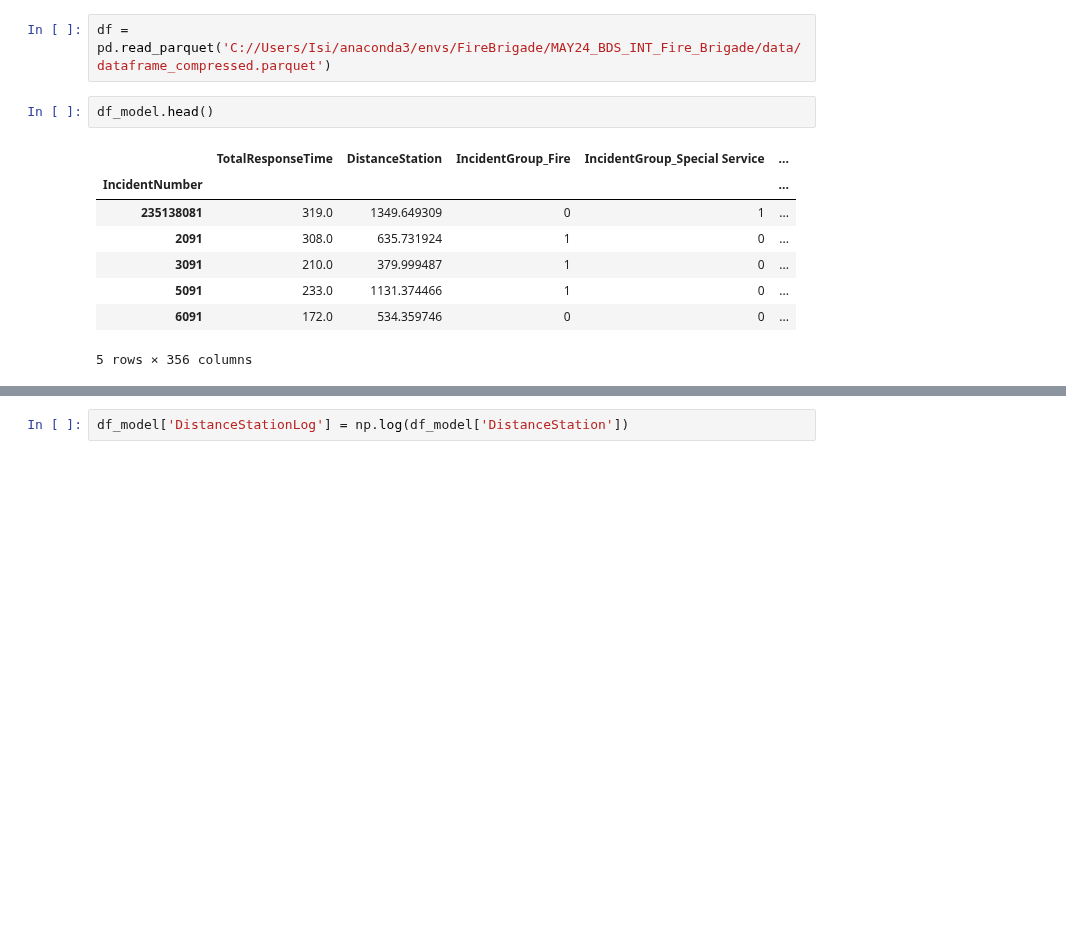
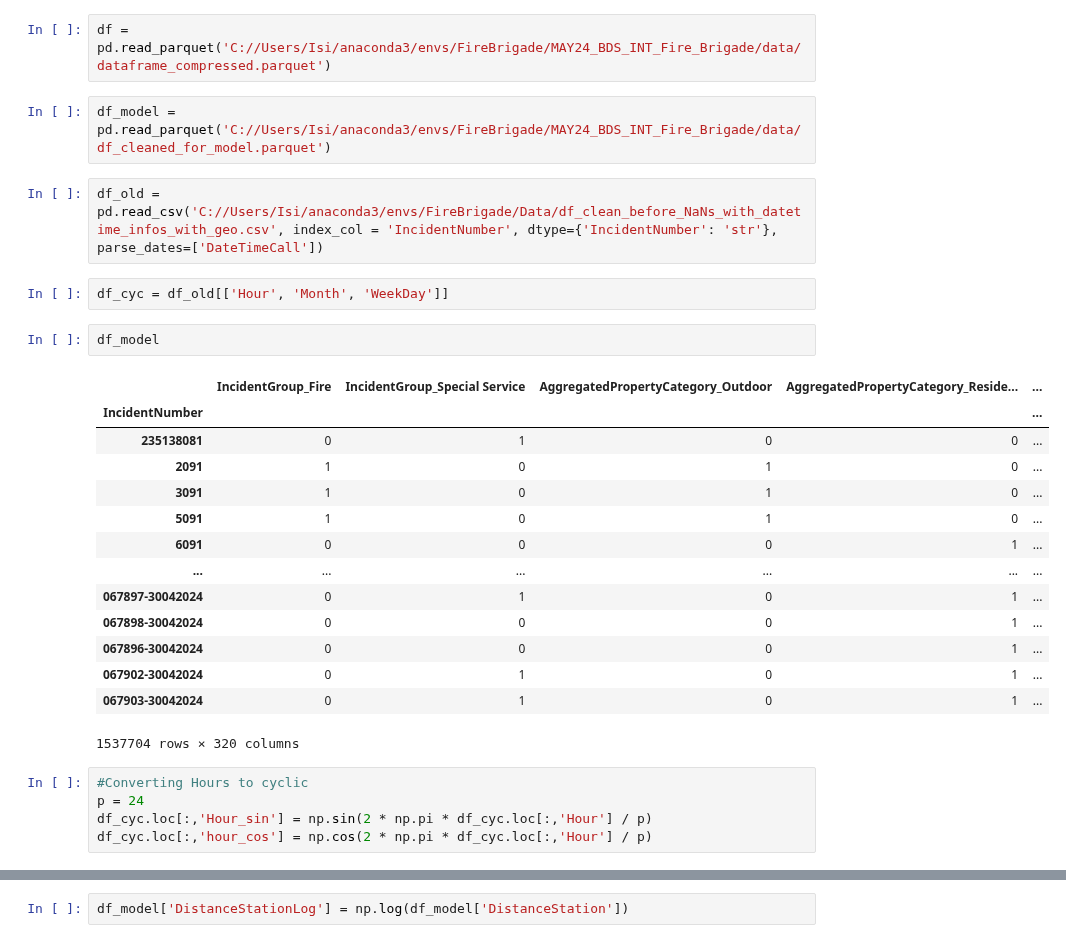
Before and after one commit to bennyocean/LFB_ResponseTimes_Prediction, a Jupyter notebook: notebooks/Isi_MLR.ipynb, the cells around one changed output, grey strips where cells are left out. Drawn from its saved outputs; the diff is of its cells as text; blank space fills up the shorter version.

```diff
--- a/notebooks/Isi_MLR.ipynb
+++ b/notebooks/Isi_MLR.ipynb
@@ -13,14 +13,31 @@ from sklearn.linear_model import LinearRegression
 from sklearn.metrics import mean_squared_error, r2_score, mean_absolute_error
 # %%
 df = pd.read_parquet('C://Users/Isi/anaconda3/envs/FireBrigade/MAY24_BDS_INT_Fire_Brigade/data/dataframe_compressed.parquet')
+# %%
+df_model = pd.read_parquet('C://Users/Isi/anaconda3/envs/FireBrigade/MAY24_BDS_INT_Fire_Brigade/data/df_cleaned_for_model.parquet')
+# %%
+df_old = pd.read_csv('C://Users/Isi/anaconda3/envs/FireBrigade/Data/df_clean_before_NaNs_with_datetime_infos_with_geo.csv', index_col = 'IncidentNumber', dtype={'IncidentNumber': 'str'}, parse_dates=['DateTimeCall'])
+# %%
+df_cyc = df_old[['Hour', 'Month', 'WeekDay']]
+# %%
+df_model
+# %% [output]
+|  | IncidentGroup_Fire | IncidentGroup_Special Service | AggregatedPropertyCategory_Outdoor | AggregatedPropertyCategory_Reside... | ... |
+| IncidentNumber |  |  |  |  | ... |
+| 235138081 | 0 | 1 | 0 | 0 | ... |
+| 2091 | 1 | 0 | 1 | 0 | ... |
+| 3091 | 1 | 0 | 1 | 0 | ... |
+| 5091 | 1 | 0 | 1 | 0 | ... |
+| 6091 | 0 | 0 | 0 | 1 | ... |
+| ... | ... | ... | ... | ... | ... |
+| 067897-30042024 | 0 | 1 | 0 | 1 | ... |
+| 067898-30042024 | 0 | 0 | 0 | 1 | ... |
+| 067896-30042024 | 0 | 0 | 0 | 1 | ... |
+| 067902-30042024 | 0 | 1 | 0 | 1 | ... |
+| 067903-30042024 | 0 | 1 | 0 | 1 | ... |
+1537704 rows × 320 columns
 # %%
-df_model.head()
+#Converting Hours to cyclic
+p = 24
+df_cyc.loc[:,'Hour_sin'] = np.sin(2 * np.pi * df_cyc.loc[:,'Hour'] / p)
+df_cyc.loc[:,'hour_cos'] = np.cos(2 * np.pi * df_cyc.loc[:,'Hour'] / p)
-# %% [output]
-|  | TotalResponseTime | DistanceStation | IncidentGroup_Fire | IncidentGroup_Special Service | ... |
-| IncidentNumber |  |  |  |  | ... |
-| 235138081 | 319.0 | 1349.649309 | 0 | 1 | ... |
-| 2091 | 308.0 | 635.731924 | 1 | 0 | ... |
-| 3091 | 210.0 | 379.999487 | 1 | 0 | ... |
-| 5091 | 233.0 | 1131.374466 | 1 | 0 | ... |
-| 6091 | 172.0 | 534.359746 | 0 | 0 | ... |
-5 rows × 356 columns
```
Also changed, not shown: parts of 25 cells of this notebook, 3 other files.
